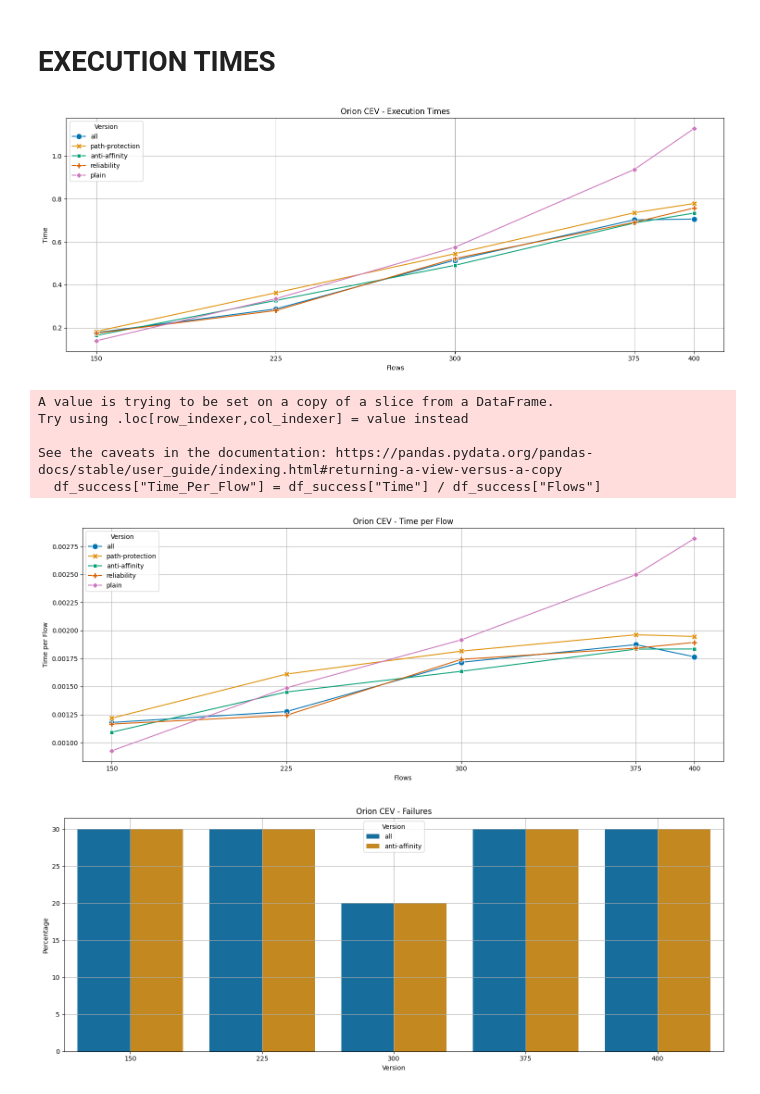
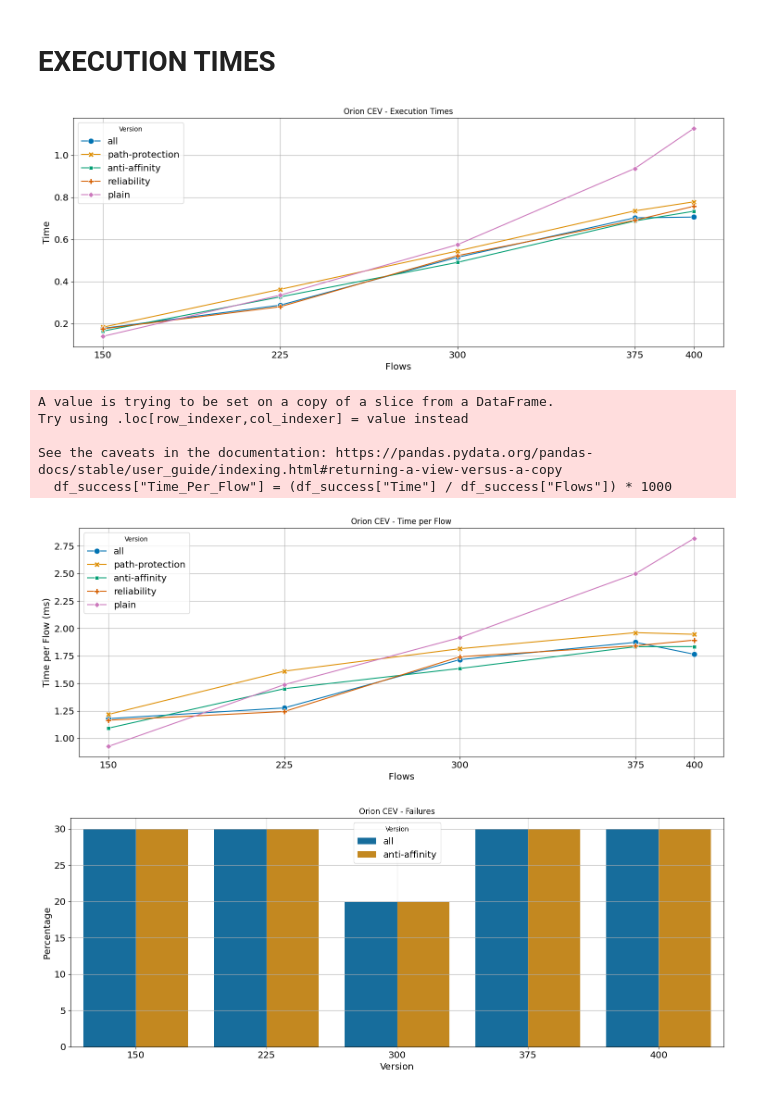
Before and after one commit to marianialessandro/dgLBF, a Jupyter notebook: sim/notebooks/analyse-cev.ipynb, the cells around one changed output. Cells and saved outputs as stored; diff of their text form; code cells hidden in the pictures.

Commit message:
feat: Upload plots

```diff
--- a/sim/notebooks/analyse-cev.ipynb
+++ b/sim/notebooks/analyse-cev.ipynb
@@ -9,9 +9,9 @@ from pathlib import Path
 
 FIG_SIZE = (15, 6)
 NAME = "scalability-cev"
-df = pd.read_parquet(f"results/{NAME}.parquet")
+df = pd.read_parquet(f"../results/{NAME}.parquet")
 
-PLOTS_DIR = Path("plots") / NAME
+PLOTS_DIR = Path("../plots") / NAME
 PLOTS_DIR.mkdir(parents=True, exist_ok=True)
 
 # rename versions
@@ -24,6 +24,8 @@ VERSIONS = df["Version"].unique()
 
 print("Shape", df.shape)
 print(df.groupby(["Version", "Output"]).size())
+
+FONT_SIZE = "x-large"
 # %% [output]
 Shape (250, 15)
 Version          Output
@@ -74,17 +76,20 @@ sns.lineplot(
 plt.xticks([150, 225, 300, 375, 400])
 
 plt.title(f"Orion CEV - Execution Times")
-plt.xlabel('Flows')
-plt.ylabel('Time')
+plt.xlabel('Flows', fontsize=FONT_SIZE)
+plt.ylabel('Time', fontsize=FONT_SIZE)
+plt.legend(title="Version", fontsize=FONT_SIZE)
+plt.tick_params(axis='both', which='major', labelsize=FONT_SIZE)
 plt.grid(True)
+
 plt.tight_layout()
 plt.savefig(PLOTS_DIR / "execution-times.pdf", format='pdf', dpi=600)
 plt.show()
 # %% [output]
-[figure, old version]
+[figure, new version]
 # %%
 plt.figure(figsize=FIG_SIZE)
-df_success["Time_Per_Flow"] = df_success["Time"] / df_success["Flows"]
+df_success["Time_Per_Flow"] = (df_success["Time"] / df_success["Flows"]) * 1000
 
 sns.lineplot(
     data=df_success,
@@ -102,9 +107,12 @@ sns.lineplot(
 plt.xticks([150, 225, 300, 375, 400])
 
 plt.title(f"Orion CEV - Time per Flow")
-plt.xlabel('Flows')
-plt.ylabel('Time per Flow')
+plt.xlabel('Flows', fontsize=FONT_SIZE)
+plt.ylabel('Time per Flow (ms)', fontsize=FONT_SIZE)
+plt.legend(title="Version", fontsize=FONT_SIZE)
+plt.tick_params(axis='both', which='major', labelsize=FONT_SIZE)
 plt.grid(True)
+
 plt.tight_layout()
 plt.savefig(PLOTS_DIR / "time-per-flow.pdf", format='pdf', dpi=600)
 plt.show()
@@ -113,33 +121,36 @@ A value is trying to be set on a copy of a slice from a DataFrame.
 Try using .loc[row_indexer,col_indexer] = value instead
 
 See the caveats in the documentation: https://pandas.pydata.org/pandas-docs/stable/user_guide/indexing.html#returning-a-view-versus-a-copy
-  df_success["Time_Per_Flow"] = df_success["Time"] / df_success["Flows"]
+  df_success["Time_Per_Flow"] = (df_success["Time"] / df_success["Flows"]) * 1000
-[figure, old version]
+[figure, new version]
 # %%
 # barplot with number of failures always per version
 df_grouped = df_fail.copy()
 df_grouped = df_grouped.groupby(["Version", "Flows"]).size().reset_index(name="Count")
 df_tot = df.groupby(["Version", "Flows"]).size().reset_index(name="Count")
 
 df_grouped["Percentage"] = df_grouped["Count"] / df_tot["Count"] * 100
 
 df_tot, df_grouped
 
 plt.figure(figsize=FIG_SIZE)
 sns.barplot(
     data=df_grouped,
     x="Flows",
     y="Percentage",
     hue="Version",
     palette="colorblind",
 )
 
 plt.title(f"Orion CEV - Failures")
-plt.xlabel('Version')
-plt.ylabel('Percentage')
+plt.xlabel('Version', fontsize=FONT_SIZE)
+plt.ylabel('Percentage', fontsize=FONT_SIZE)
+plt.legend(title="Version", fontsize=FONT_SIZE)
+plt.tick_params(axis='both', which='major', labelsize=FONT_SIZE)
 plt.grid(True)
+
 plt.tight_layout()
 plt.savefig(PLOTS_DIR / "failures.pdf", format='pdf', dpi=600)
 plt.show()
 # %% [output]
-[figure, old version]
+[figure, new version]
```
Also changed, not shown: 31 other files.
